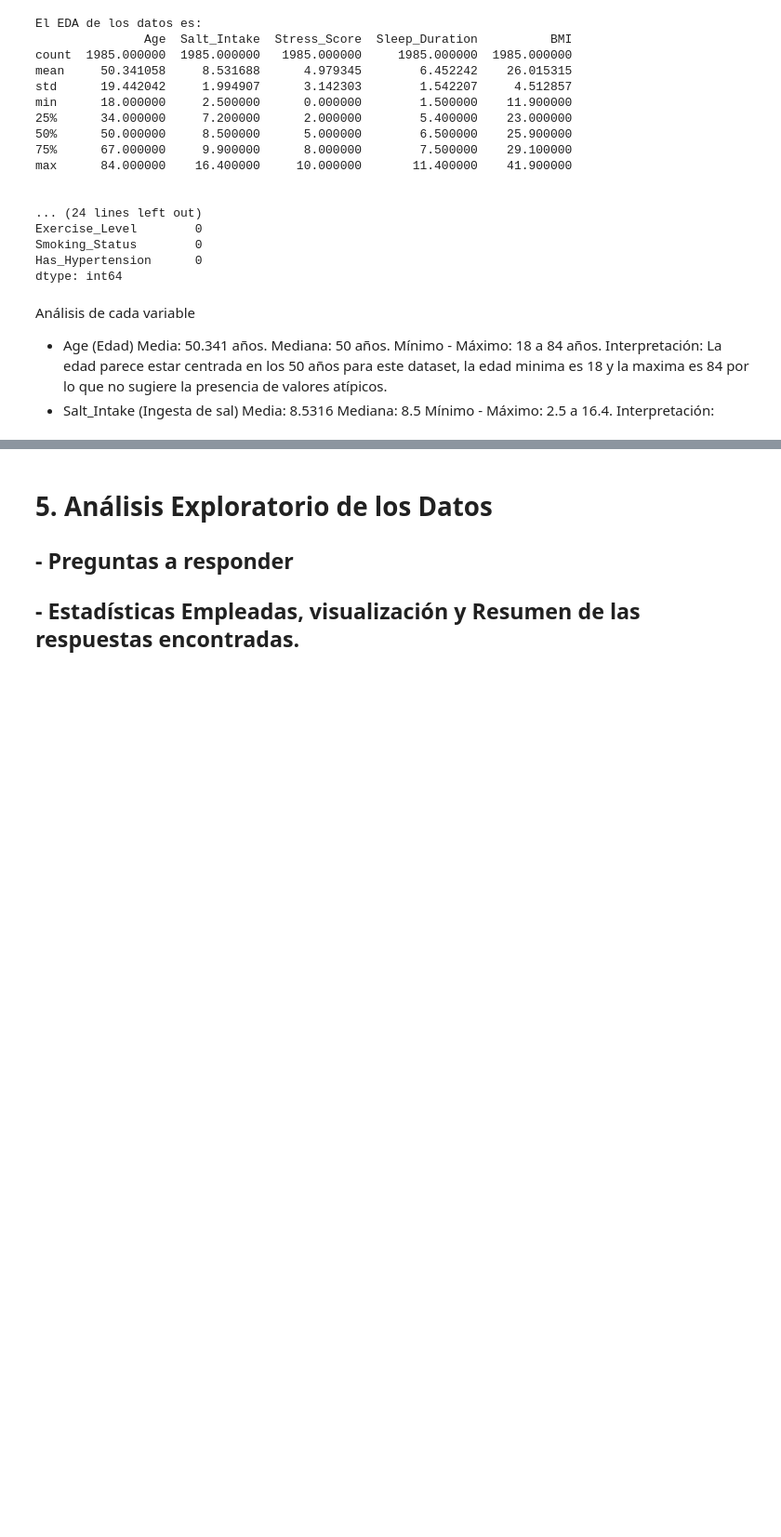
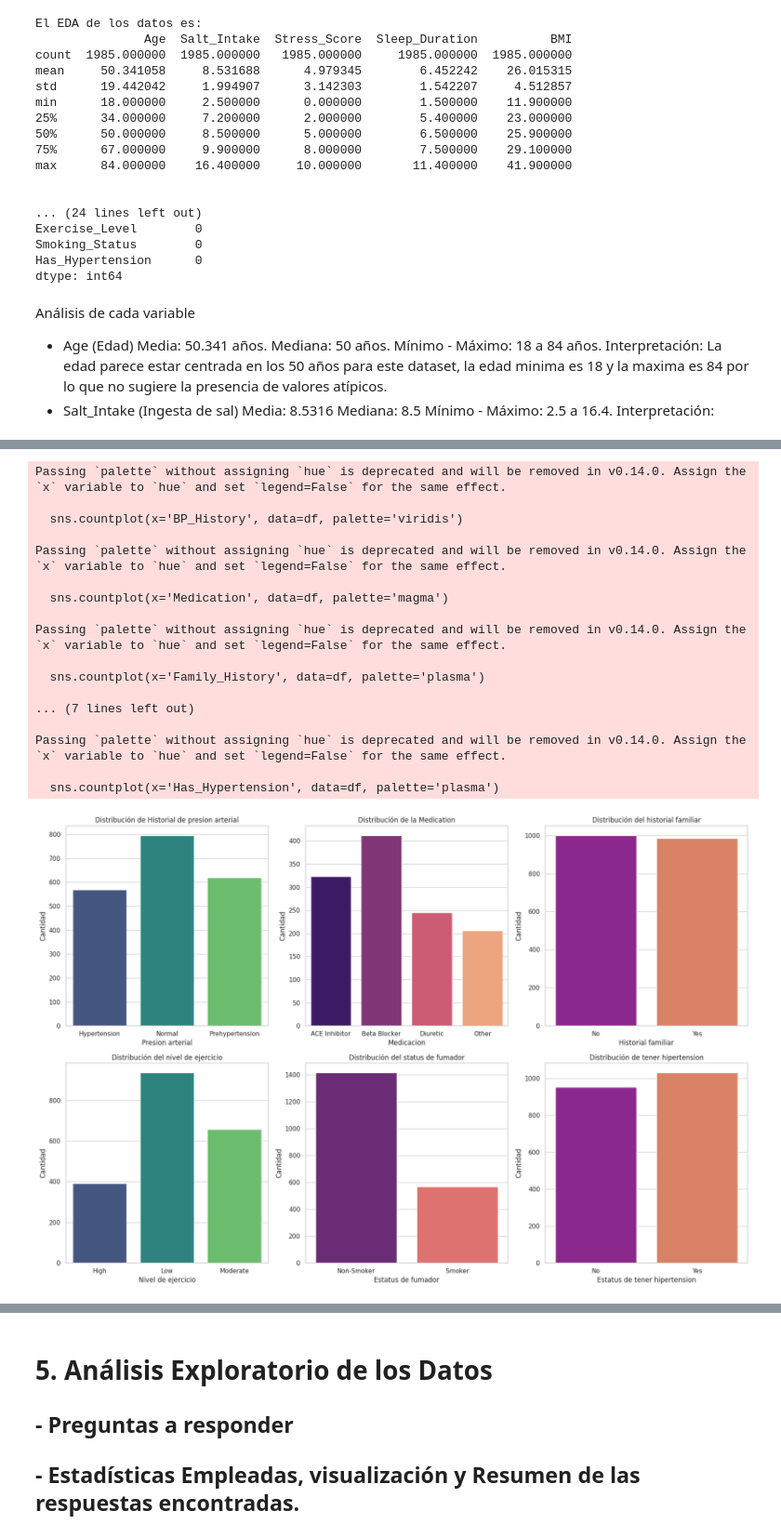
Before and after one commit to AleR26/ColabFiles, a Jupyter notebook: ProyectoProgADAP_263162.ipynb, the cells around one changed output, grey strips where cells are left out. Shown at 93% size. Drawn from its saved outputs; the diff is of its cells as text; code cells hidden in the pictures; blank space fills up the shorter version.

```diff
--- a/ProyectoProgADAP_263162.ipynb
+++ b/ProyectoProgADAP_263162.ipynb
@@ -317,30 +322,76 @@ plt.show()
 # %%
+#Grafica de Barras para los datos categoricos
+
+import seaborn as sns
+import matplotlib.pyplot as plt
+
 # Configurar el estilo de los gráficos
 sns.set(style="whitegrid")
 
 # Crear gráficas de barras para cada variable categórica
-plt.figure(figsize=(18, 6))
+plt.figure(figsize=(18, 12)) # Increased the figure size to accommodate two rows
 
-# Gráfica de barras para 'cut'
-plt.subplot(1, 3, 1)
-sns.countplot(x='cut', data=df, order=['Fair', 'Good', 'Very Good', 'Premium', 'Ideal'], palette='viridis')
-plt.title('Distribución de la Calidad del Corte')
-plt.xlabel('Calidad del Corte')
+# Gráfica de barras para 'BP_History'
+plt.subplot(2, 3, 1) # Changed to 2 rows, 3 columns
+sns.countplot(x='BP_History', data=df, palette='viridis')
+plt.title('Distribución de Historial de presion arterial')
+plt.xlabel('Presion arterial')
 plt.ylabel('Cantidad')
 
-# Gráfica de barras para 'color'
-plt.subplot(1, 3, 2)
-sns.countplot(x='color', data=df, order=['D', 'E', 'F', 'G', 'H', 'I', 'J'], palette='magma')
-plt.title('Distribución del Color')
-plt.xlabel('Color')
+# Gráfica de barras para 'Medication'
+plt.subplot(2, 3, 2) # Changed to 2 rows, 3 columns
+sns.countplot(x='Medication', data=df, palette='magma')
+plt.title('Distribución de la Medication')
+plt.xlabel('Medicacion')
 plt.ylabel('Cantidad')
 
-# Gráfica de barras para 'clarity'
-plt.subplot(1, 3, 3)
-sns.countplot(x='clarity', data=df, order=['I1', 'SI2', 'SI1', 'VS2', 'VS1', 'VVS2', 'VVS1', 'IF'], palette='plasma')
-plt.title('Distribución de la Claridad')
-plt.xlabel('Claridad')
+# Gráfica de barras para 'Family_History'
+plt.subplot(2, 3, 3) # Changed to 2 rows, 3 columns
+sns.countplot(x='Family_History', data=df, palette='plasma')
+plt.title('Distribución del historial familiar')
+plt.xlabel('Historial familiar')
+plt.ylabel('Cantidad')
+
+# Gráfica de barras para 'Exercise_Level'
+plt.subplot(2, 3, 4) # Changed to 2 rows, 3 columns, plot number 4
+sns.countplot(x='Exercise_Level', data=df, palette='viridis')
+plt.title('Distribución del nivel de ejercicio')
+plt.xlabel('Nivel de ejercicio')
+plt.ylabel('Cantidad')
+
+# Gráfica de barras para 'Smoking_Status'
+plt.subplot(2, 3, 5) # Changed to 2 rows, 3 columns, plot number 5
+sns.countplot(x='Smoking_Status', data=df, palette='magma')
+plt.title('Distribución del status de fumador')
+plt.xlabel('Estatus de fumador')
+plt.ylabel('Cantidad')
+
+# Gráfica de barras para 'Has_Hypertension'
+plt.subplot(2, 3, 6) # Changed to 2 rows, 3 columns, plot number 6
+sns.countplot(x='Has_Hypertension', data=df, palette='plasma')
+plt.title('Distribución de tener hipertension')
+plt.xlabel('Estatus de tener hipertension')
 plt.ylabel('Cantidad')
 
 # Ajustar el layout y mostrar los gráficos
 plt.tight_layout()
+plt.show()
+# %% [output]
+Passing `palette` without assigning `hue` is deprecated and will be removed in v0.14.0. Assign the `x` variable to `hue` and set `legend=False` for the same effect.
+
+  sns.countplot(x='BP_History', data=df, palette='viridis')
+
+Passing `palette` without assigning `hue` is deprecated and will be removed in v0.14.0. Assign the `x` variable to `hue` and set `legend=False` for the same effect.
+
+  sns.countplot(x='Medication', data=df, palette='magma')
+
+Passing `palette` without assigning `hue` is deprecated and will be removed in v0.14.0. Assign the `x` variable to `hue` and set `legend=False` for the same effect.
+
+  sns.countplot(x='Family_History', data=df, palette='plasma')
+
+... (7 lines left out)
+
+Passing `palette` without assigning `hue` is deprecated and will be removed in v0.14.0. Assign the `x` variable to `hue` and set `legend=False` for the same effect.
+
+  sns.countplot(x='Has_Hypertension', data=df, palette='plasma')
+[figure, added]
```
Also changed, not shown: parts of 8 cells of this notebook.
